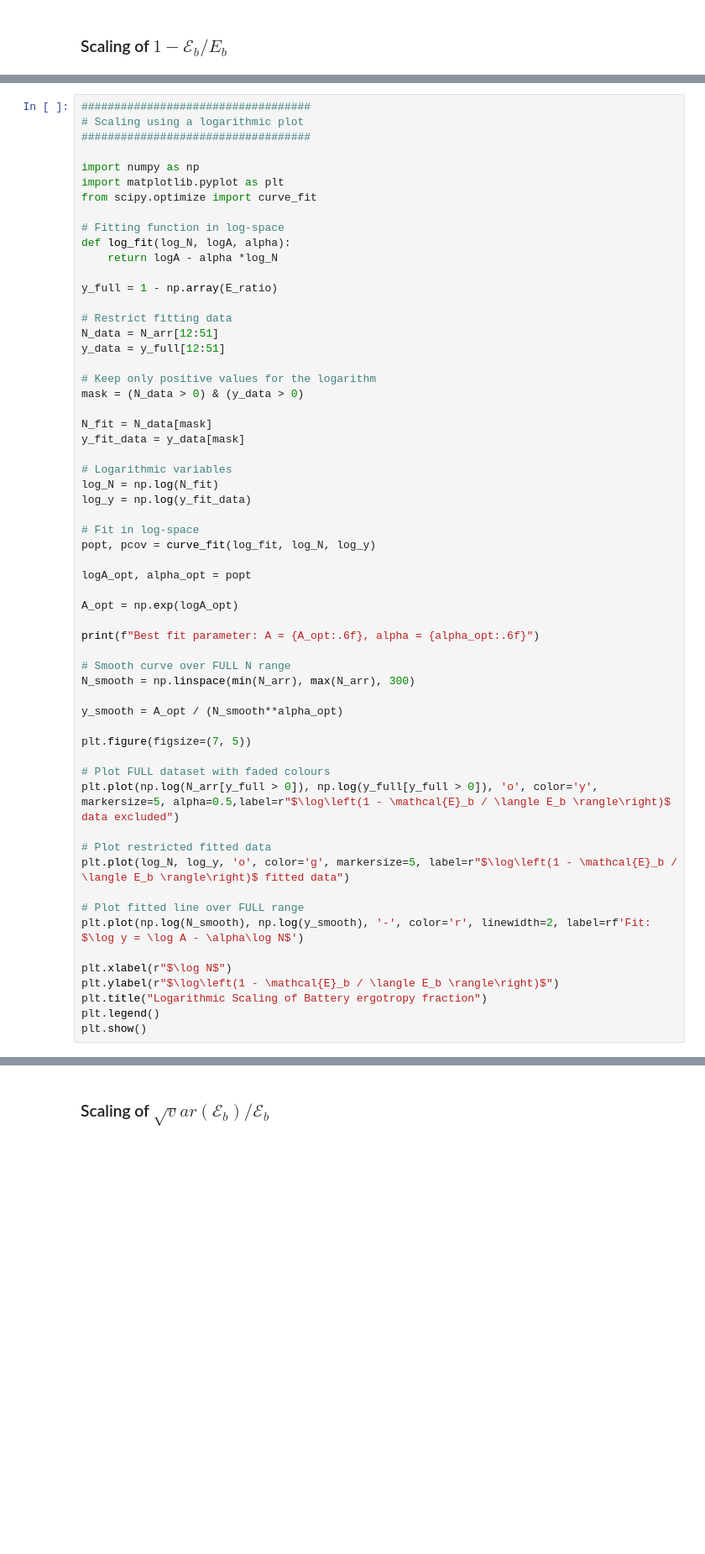
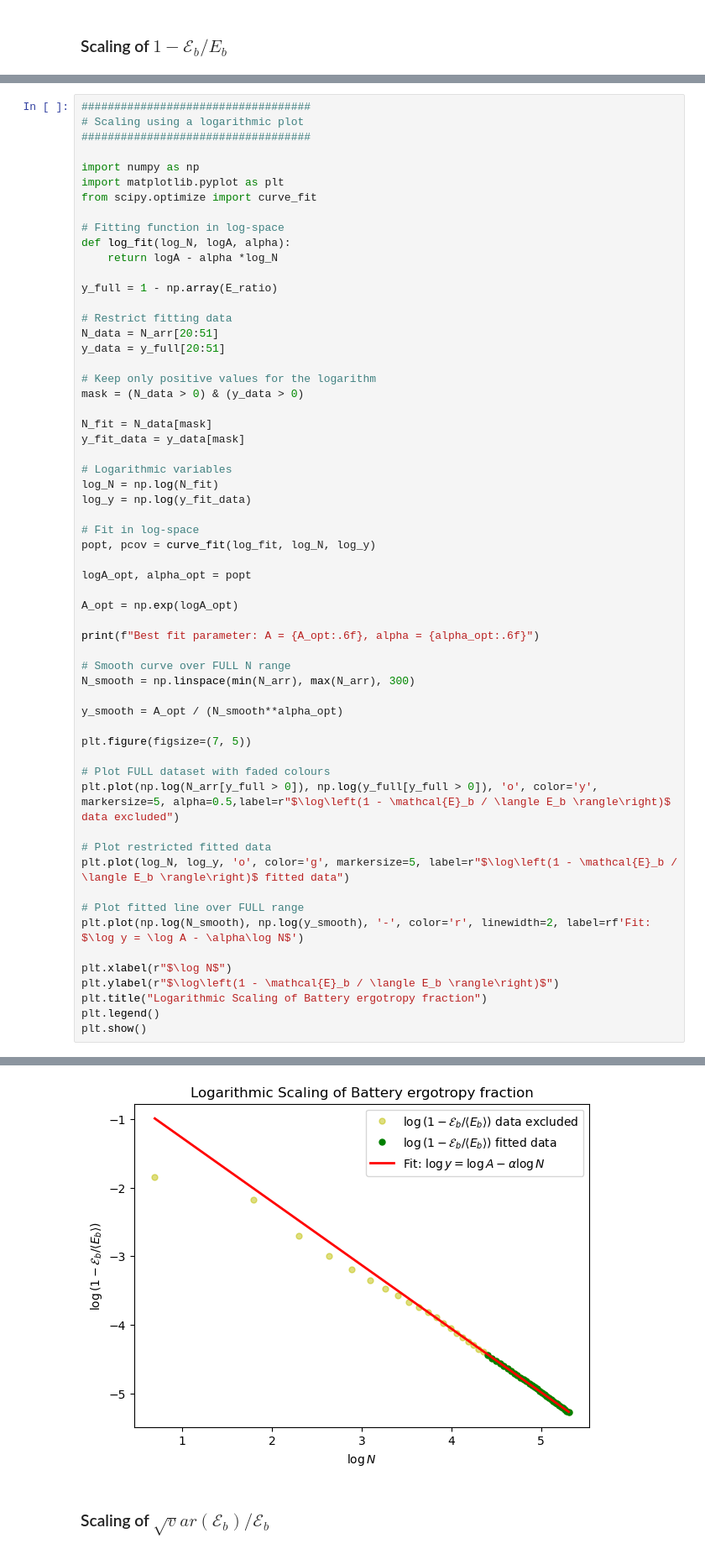
Before and after one commit to gbhanja/ERGO_FLUC_parallel_codes, a Jupyter notebook: Fluc_erg_CS_Kac_OP_plot.ipynb, the cells around one changed output, grey strips where cells are left out. Shown at 84% size. Cells and saved outputs as stored; diff of their text form; blank space fills up the shorter version.

```diff
--- a/Fluc_erg_CS_Kac_OP_plot.ipynb
+++ b/Fluc_erg_CS_Kac_OP_plot.ipynb
@@ -193,8 +193,8 @@ def log_fit(log_N, logA, alpha):
 y_full = 1 - np.array(E_ratio)
 
 # Restrict fitting data
-N_data = N_arr[12:51]
-y_data = y_full[12:51]
+N_data = N_arr[20:51]
+y_data = y_full[20:51]
 
 # Keep only positive values for the logarithm
 mask = (N_data > 0) & (y_data > 0)
@@ -241,3 +241,4 @@ NameError: name 'E_ratio' is not defined
+[figure, added]
 # %% [markdown]
 ### Scaling of $\sqrt var(\mathcal{E}_b) / \mathcal{E}_b$
 # %%
```
Also changed, not shown: parts of 1 cell of this notebook.
